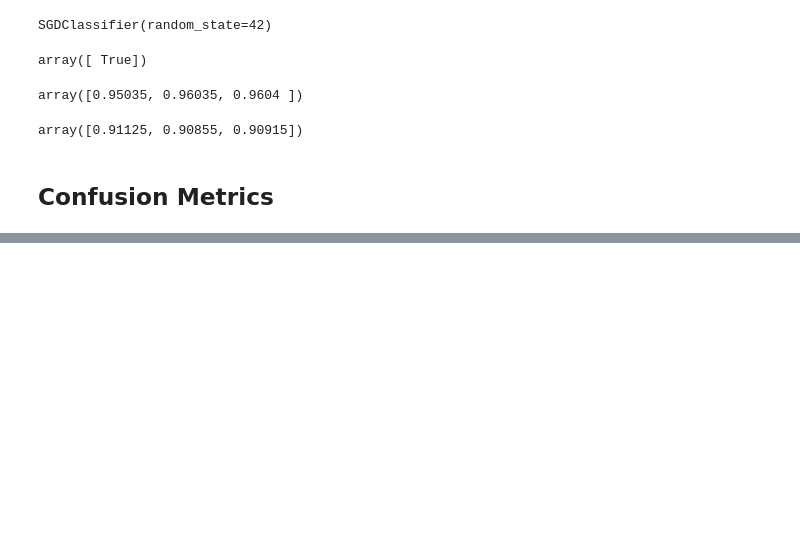
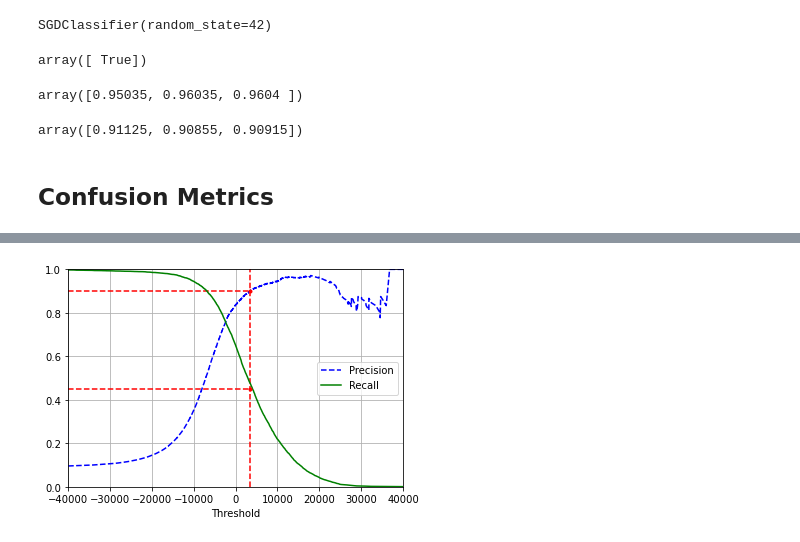
Before and after one commit to ygivenx/book-hands-on-ml-scikit-tf, a Jupyter notebook: 3-ch.ipynb, the cells around one changed output, grey strips where cells are left out. Cells and saved outputs as stored; diff of their text form; code cells hidden in the pictures; blank space fills up the shorter version.

```diff
--- a/3-ch.ipynb
+++ b/3-ch.ipynb
@@ -79,0 +89,18 @@ confusion_matrix(y_train_5, y_train_pred)
+# %%
+def plot_precision_recall_curve_vs_thresholds(precisions, recalls, thresholds):
+    plt.plot(thresholds, precisions[:-1], 'b--', label='Precision')
+    plt.plot(thresholds, recalls[:-1], "g-", label="Recall")
+    plt.vlines(3370, 0, 1, colors="r", linestyle="--")
+    plt.hlines(.9, -40000, 3370, colors="r", linestyle="--")
+    plt.hlines(.45, -40000, 3370, colors="r", linestyle="--")
+    plt.plot(3370, .45, marker=".", color="r")
+    plt.plot(3370, .9, marker=".", color="r")
+    plt.xlim((-40000, 40000))
+    plt.ylim((0, 1))
+    plt.xlabel("Threshold")
+    plt.legend(loc="center right")
+    plt.grid()
+
+plot_precision_recall_curve_vs_thresholds(precisions, recalls, thresholds)
+# %% [output]
+[figure, added]
```
Also changed, not shown: parts of 26 cells of this notebook, 1 other file.
